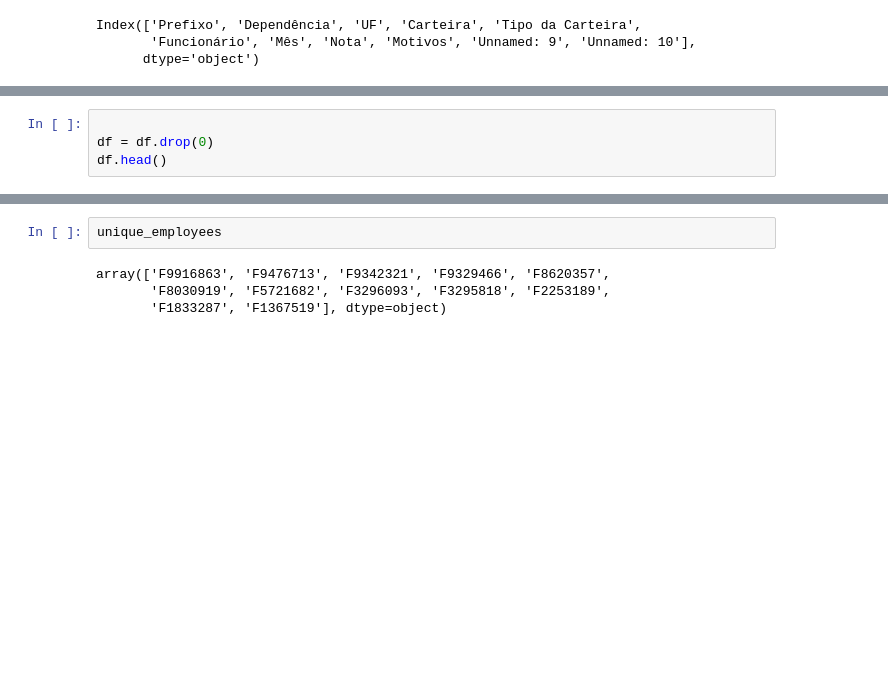
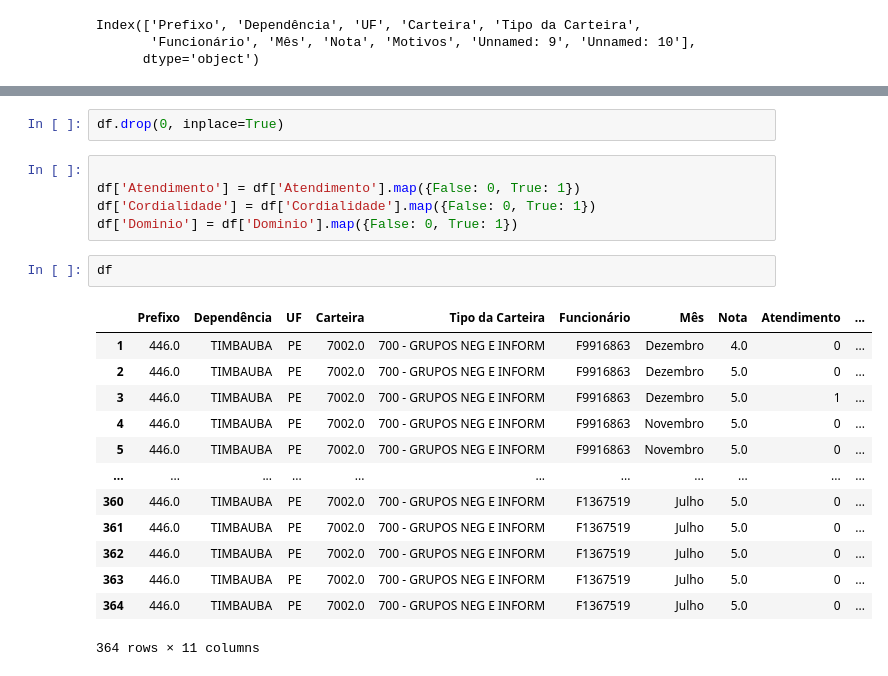
Before and after one commit to oakthyago/oakthyago, a Jupyter notebook: relatório_BB.ipynb, the cells around one changed output, grey strips where cells are left out. Drawn from its saved outputs; the diff is of its cells as text; blank space fills up the shorter version.

```diff
--- a/relatório_BB.ipynb
+++ b/relatório_BB.ipynb
@@ -112,4 +105,0 @@ df.head()
-# %%
-
-df = df.drop(0)
-df.head()
@@ -156,6 +106,23 @@ plt.show()
-# %%
-unique_employees
-# %% [output]
-array(['F9916863', 'F9476713', 'F9342321', 'F9329466', 'F8620357',
-       'F8030919', 'F5721682', 'F3296093', 'F3295818', 'F2253189',
-       'F1833287', 'F1367519'], dtype=object)
+# %%
+df.drop(0, inplace=True)
+# %%
+
+df['Atendimento'] = df['Atendimento'].map({False: 0, True: 1})
+df['Cordialidade'] = df['Cordialidade'].map({False: 0, True: 1})
+df['Dominio'] = df['Dominio'].map({False: 0, True: 1})
+# %%
+df
+# %% [output]
+|  | Prefixo | Dependência | UF | Carteira | Tipo da Carteira | Funcionário | Mês | Nota | Atendimento | ... |
+| 1 | 446.0 | TIMBAUBA | PE | 7002.0 | 700 - GRUPOS NEG E INFORM | F9916863 | Dezembro | 4.0 | 0 | ... |
+| 2 | 446.0 | TIMBAUBA | PE | 7002.0 | 700 - GRUPOS NEG E INFORM | F9916863 | Dezembro | 5.0 | 0 | ... |
+| 3 | 446.0 | TIMBAUBA | PE | 7002.0 | 700 - GRUPOS NEG E INFORM | F9916863 | Dezembro | 5.0 | 1 | ... |
+| 4 | 446.0 | TIMBAUBA | PE | 7002.0 | 700 - GRUPOS NEG E INFORM | F9916863 | Novembro | 5.0 | 0 | ... |
+| 5 | 446.0 | TIMBAUBA | PE | 7002.0 | 700 - GRUPOS NEG E INFORM | F9916863 | Novembro | 5.0 | 0 | ... |
+| ... | ... | ... | ... | ... | ... | ... | ... | ... | ... | ... |
+| 360 | 446.0 | TIMBAUBA | PE | 7002.0 | 700 - GRUPOS NEG E INFORM | F1367519 | Julho | 5.0 | 0 | ... |
+| 361 | 446.0 | TIMBAUBA | PE | 7002.0 | 700 - GRUPOS NEG E INFORM | F1367519 | Julho | 5.0 | 0 | ... |
+| 362 | 446.0 | TIMBAUBA | PE | 7002.0 | 700 - GRUPOS NEG E INFORM | F1367519 | Julho | 5.0 | 0 | ... |
+| 363 | 446.0 | TIMBAUBA | PE | 7002.0 | 700 - GRUPOS NEG E INFORM | F1367519 | Julho | 5.0 | 0 | ... |
+| 364 | 446.0 | TIMBAUBA | PE | 7002.0 | 700 - GRUPOS NEG E INFORM | F1367519 | Julho | 5.0 | 0 | ... |
+364 rows × 11 columns
```
Also changed, not shown: parts of 9 cells of this notebook.
